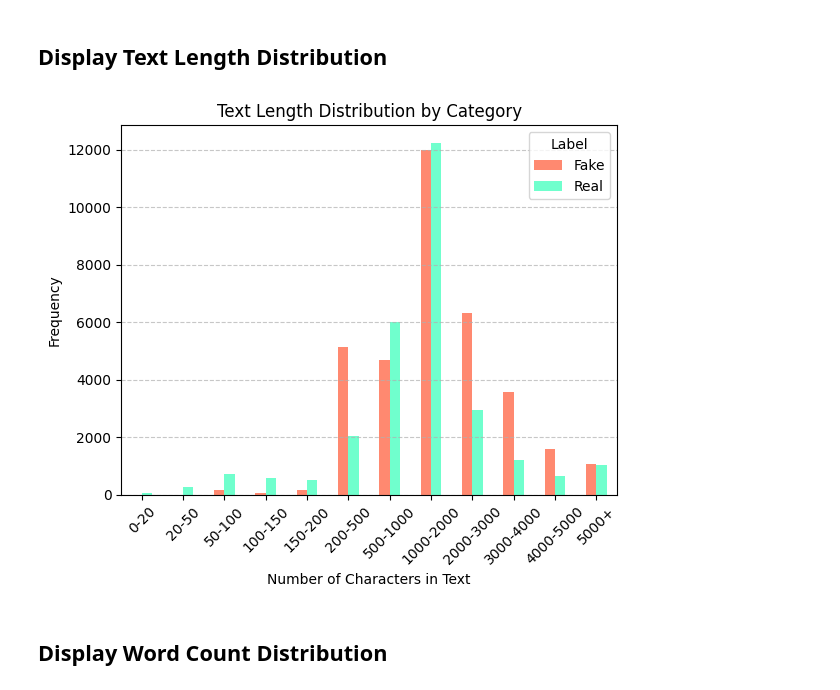
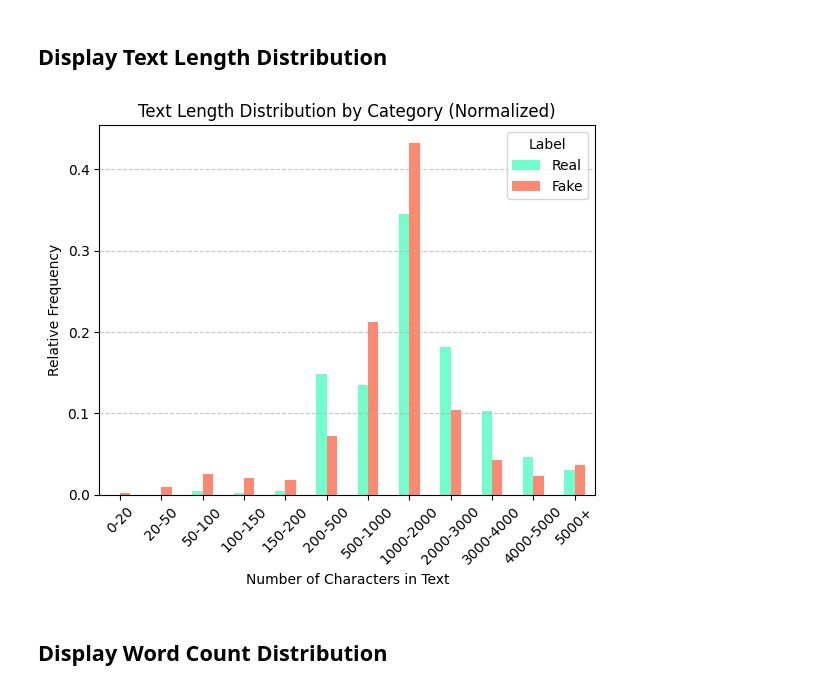
Before and after one commit to NiklNKL/fakenews_detection, a Jupyter notebook: notebooks/2_data_analysis.ipynb, the cells around one changed output. Cells and saved outputs as stored; diff of their text form; code cells hidden in the pictures.

```diff
--- a/notebooks/2_data_analysis.ipynb
+++ b/notebooks/2_data_analysis.ipynb
@@ -44,35 +44,39 @@ plt.show()
 # %%
 import matplotlib.pyplot as plt
 
 df["body_len"] = df["preprocessed_text"].apply(lambda x: len(x) - x.count(" "))
 
 bins = [0, 20, 50, 100, 150, 200, 500, 1000, 2000, 3000, 4000, 5000]
 
 def classify_length(length):
     for i in range(len(bins) - 1):
         if bins[i] <= length < bins[i + 1]:
             return f"{bins[i]}-{bins[i + 1]}"
     if length >= bins[-1]:
         return f"{bins[-1]}+"
     return None
 
 df["length_bin"] = df["body_len"].apply(classify_length)
 
 bin_counts = df.groupby(['length_bin', 'label']).size().unstack(fill_value=0)
 
+# Normalize each column (label) by dividing by the total count for that label
+bin_counts = bin_counts.div(bin_counts.sum(axis=0), axis=1)
+
+# Reorder the bins
 bin_order = ["0-20", "20-50", "50-100", "100-150", "150-200", "200-500", "500-1000", "1000-2000", "2000-3000", "3000-4000", "4000-5000", "5000+"]
 bin_counts = bin_counts.reindex(bin_order)
 
-bin_counts.plot(kind='bar', alpha=0.7, color=["#FF5733", "#33FFB8"])
-plt.title('Text Length Distribution by Category')
+bin_counts.plot(kind='bar', alpha=0.7, color=["#33FFB8", "#FF5733"])
+plt.title('Text Length Distribution by Category (Normalized)')
 plt.xlabel('Number of Characters in Text')
-plt.ylabel('Frequency')
+plt.ylabel('Relative Frequency')
 plt.xticks(rotation=45)
-plt.legend(["Fake", "Real"], title="Label")
+plt.legend(["Real","Fake"], title="Label")
 plt.grid(axis='y', linestyle='--', alpha=0.7)
 plt.show()
 # %% [output]
-[figure, old version]
+[figure, new version]
 # %% [markdown]
 ## Display Word Count Distribution
 # %%
```
Also changed, not shown: parts of 10 cells of this notebook, 31 other files.
